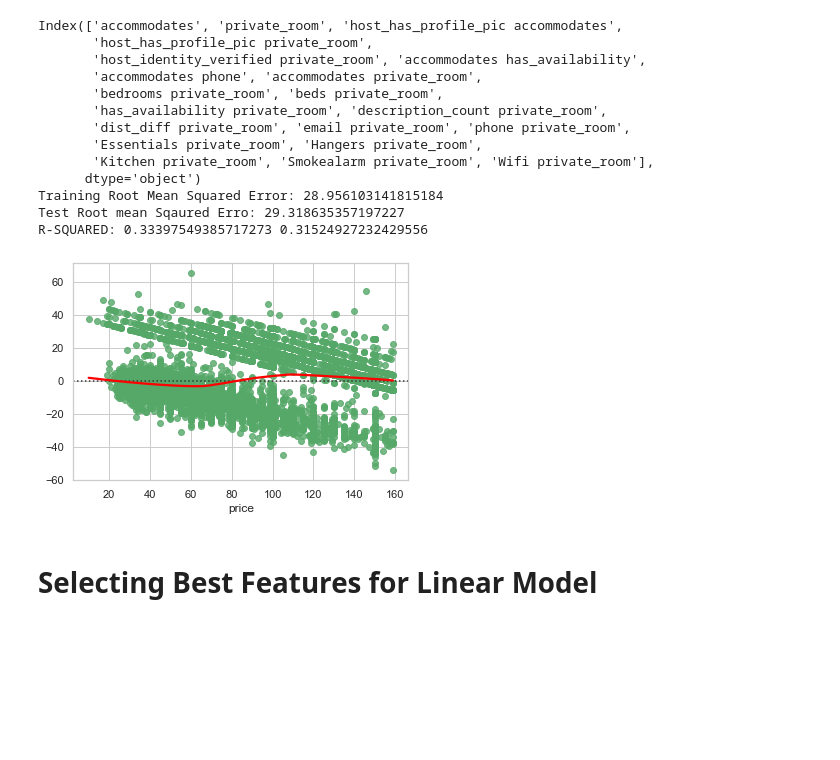
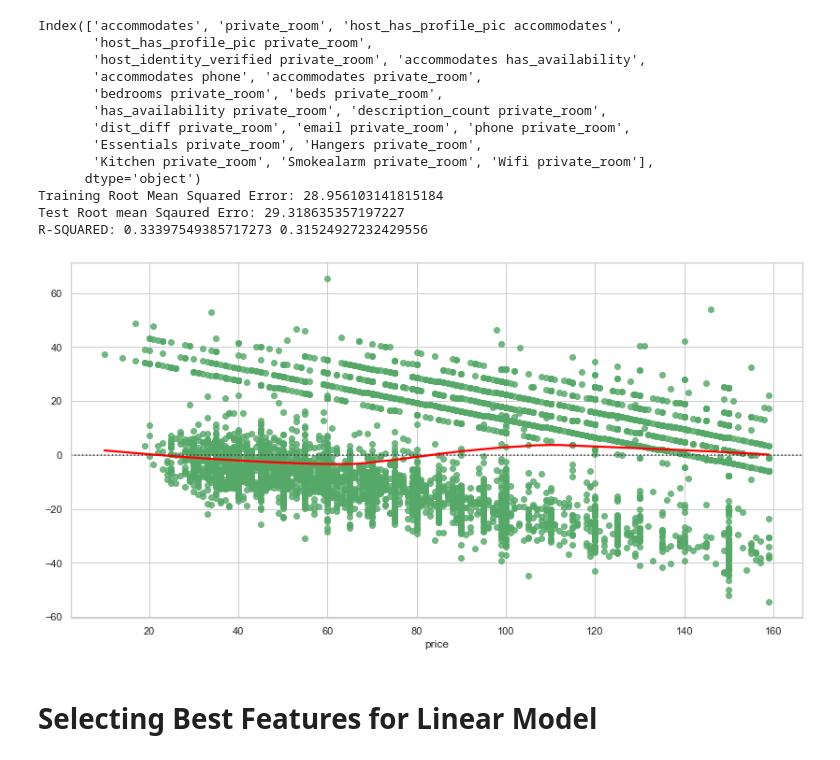
Before and after one commit to wooyounghong/airbnb_price_prediction, a Jupyter notebook: Modeling.ipynb, the cells around one changed output. Cells and saved outputs as stored; diff of their text form; code cells hidden in the pictures; blank space fills up the shorter version.

```diff
--- a/Modeling.ipynb
+++ b/Modeling.ipynb
@@ -366,9 +426,11 @@ Training Root Mean Squared Error: 28.956103141815184
 Test Root mean Sqaured Erro: 29.318635357197227
 R-SQUARED: 0.33397549385717273 0.31524927232429556
 # %%
+fig, ax = plt.subplots(figsize = (14,7));
+
 sns.residplot( y_poly_test, y_poly_test_pred, lowess=True, color="g", line_kws={"color": "red"});
 # %% [output]
-[figure, old version]
+[figure, new version]
 # %% [markdown]
 # Selecting Best Features for Linear Model
 # %% [markdown]
```
Also changed, not shown: parts of 15 cells of this notebook, 9 other files.
